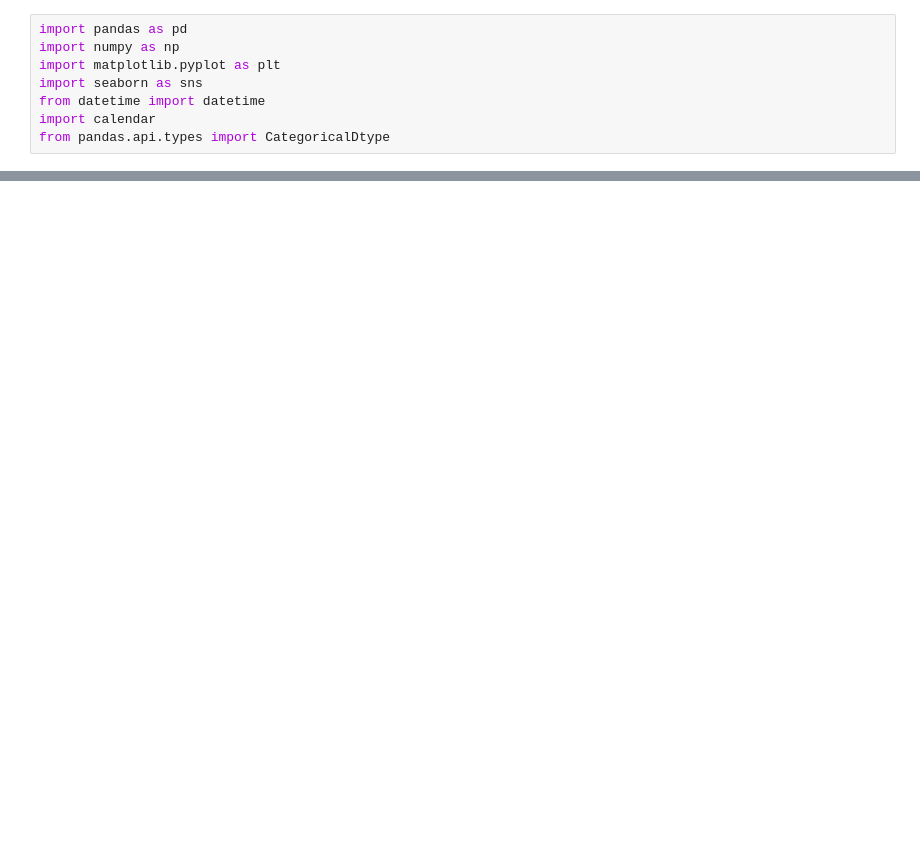
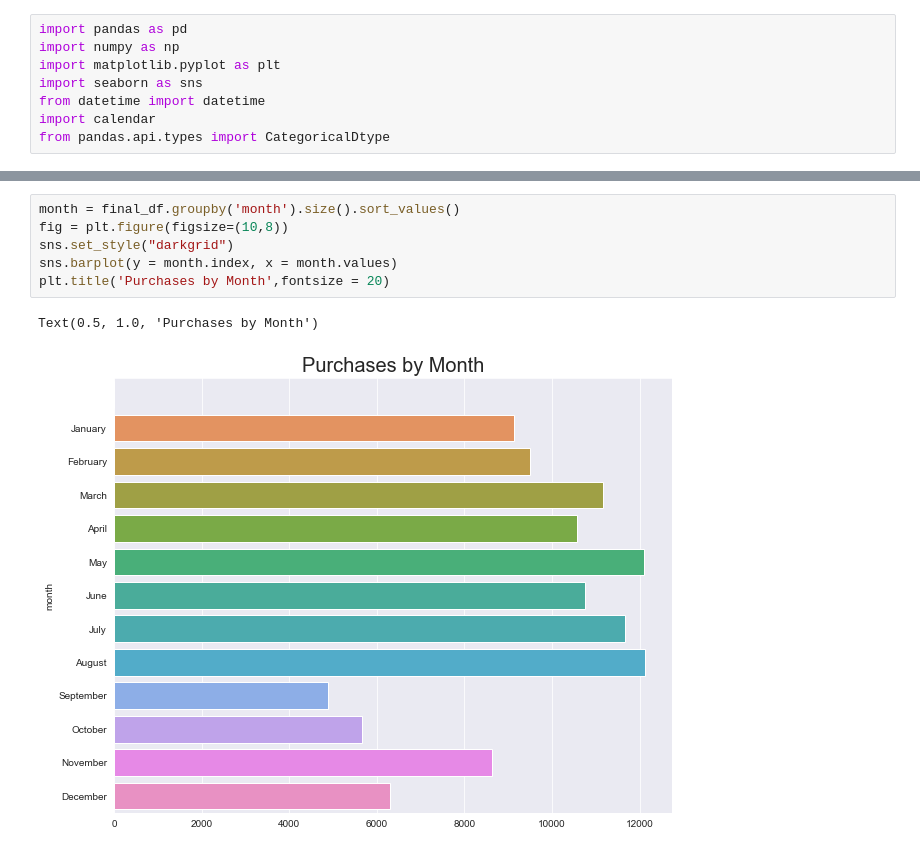
Before and after one commit to PixarJunkie/dsc-672-capstone-project, a Jupyter notebook: notebooks/data-exploration.ipynb, the cells around one changed output, grey strips where cells are left out. Saved outputs shown, nothing was run; the diff lists cells and outputs as text; blank space fills up the shorter version.

```diff
--- a/notebooks/data-exploration.ipynb
+++ b/notebooks/data-exploration.ipynb
@@ -45,0 +107,9 @@ summary.style.background_gradient(cmap='coolwarm')
+# %%
+month = final_df.groupby('month').size().sort_values()
+fig = plt.figure(figsize=(10,8))
+sns.set_style("darkgrid")
+sns.barplot(y = month.index, x = month.values)
+plt.title('Purchases by Month',fontsize = 20)
+# %% [output]
+Text(0.5, 1.0, 'Purchases by Month')
+[figure, added]
```
Also changed, not shown: parts of 18 cells of this notebook.
